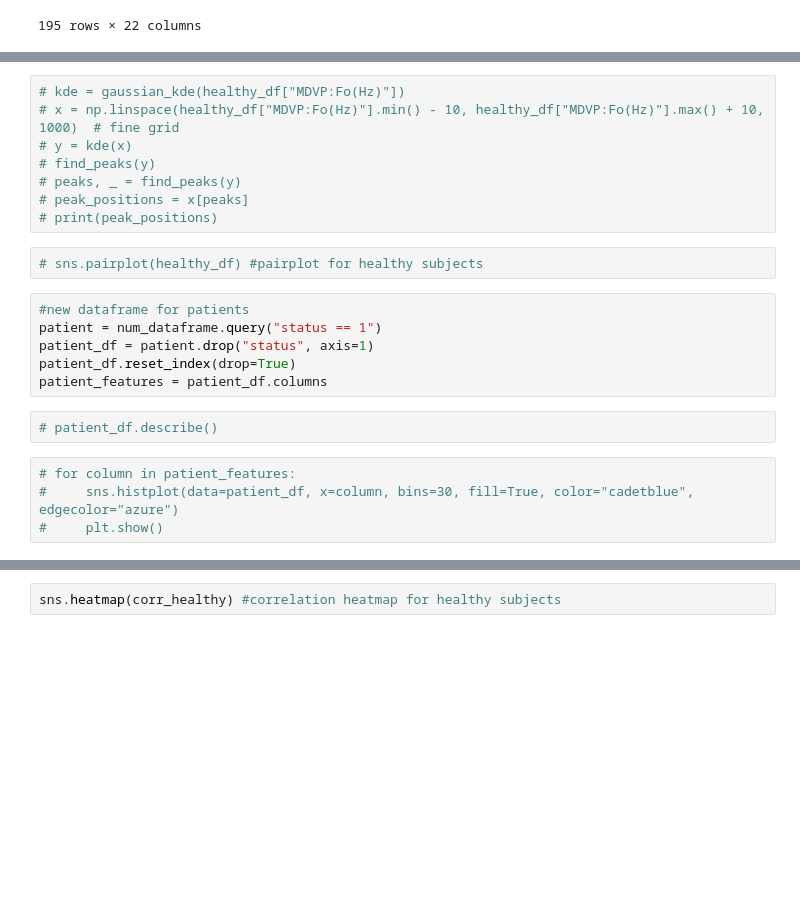
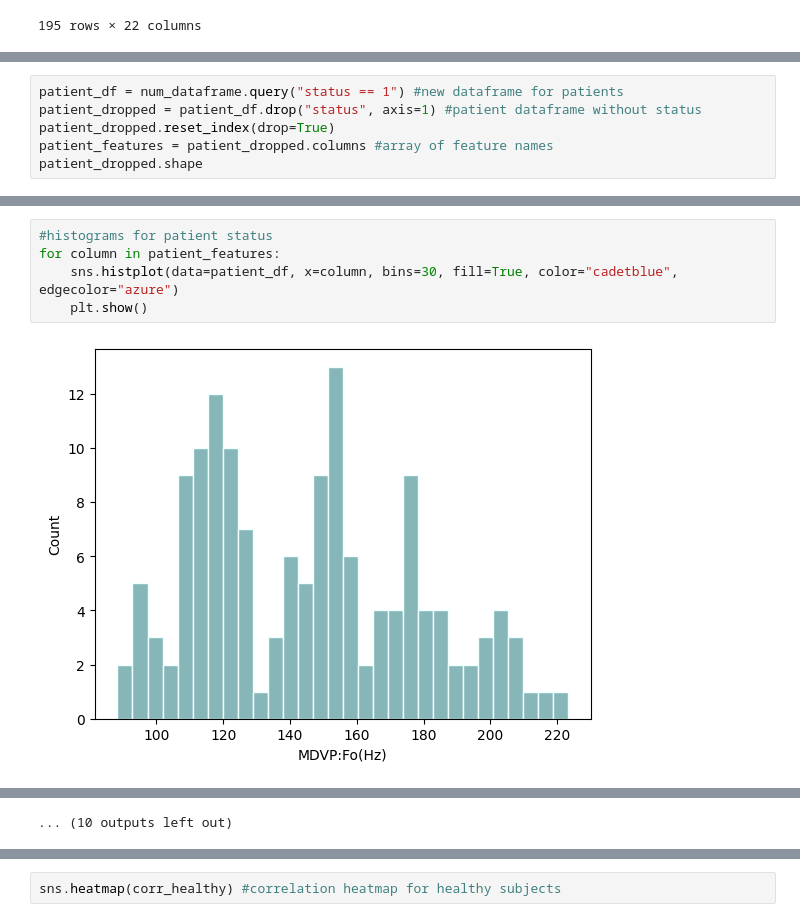
Before and after one commit to theNovahkiin/Parkinsons-EDA-Python, a Jupyter notebook: eda.ipynb, the cells around one changed output, grey strips where cells are left out. Drawn from its saved outputs; the diff is of its cells as text; blank space fills up the shorter version.

Commit message:
EDA & Correlation Analysis
Contains categorized code blocks from dataset loading to EDA and correlation analysis along with histograms, KDE plots, boxplots and correlation heatmaps.

```diff
--- a/eda.ipynb
+++ b/eda.ipynb
@@ -90,0 +116,6 @@ new_dataframe
+# %%
+patient_df = num_dataframe.query("status == 1") #new dataframe for patients
+patient_dropped = patient_df.drop("status", axis=1) #patient dataframe without status
+patient_dropped.reset_index(drop=True)
+patient_features = patient_dropped.columns #array of feature names
+patient_dropped.shape
@@ -219,25 +318,10 @@ for labels in healthy_features:
 [figure]
 [figure]
 ... (10 outputs left out)
-# %%
-# kde = gaussian_kde(healthy_df["MDVP:Fo(Hz)"])
-# x = np.linspace(healthy_df["MDVP:Fo(Hz)"].min() - 10, healthy_df["MDVP:Fo(Hz)"].max() + 10, 1000)  # fine grid
-# y = kde(x)
-# find_peaks(y)
-# peaks, _ = find_peaks(y)
-# peak_positions = x[peaks]
-# print(peak_positions)
-# %%
-# sns.pairplot(healthy_df) #pairplot for healthy subjects
-# %%
-#new dataframe for patients
-patient = num_dataframe.query("status == 1")
-patient_df = patient.drop("status", axis=1)
-patient_df.reset_index(drop=True)
-patient_features = patient_df.columns
-# %%
-# patient_df.describe()
 # %%
-# for column in patient_features:
-#     sns.histplot(data=patient_df, x=column, bins=30, fill=True, color="cadetblue", edgecolor="azure")
-#     plt.show()
+#histograms for patient status
+for column in patient_features:
+    sns.histplot(data=patient_df, x=column, bins=30, fill=True, color="cadetblue", edgecolor="azure")
+    plt.show()
+# %% [output]
+[figure, added]
@@ -244 +339,2 @@ patient_features = patient_df.columns
+... (10 outputs left out)
 # %%
```
Also changed, not shown: parts of 36 cells of this notebook.
